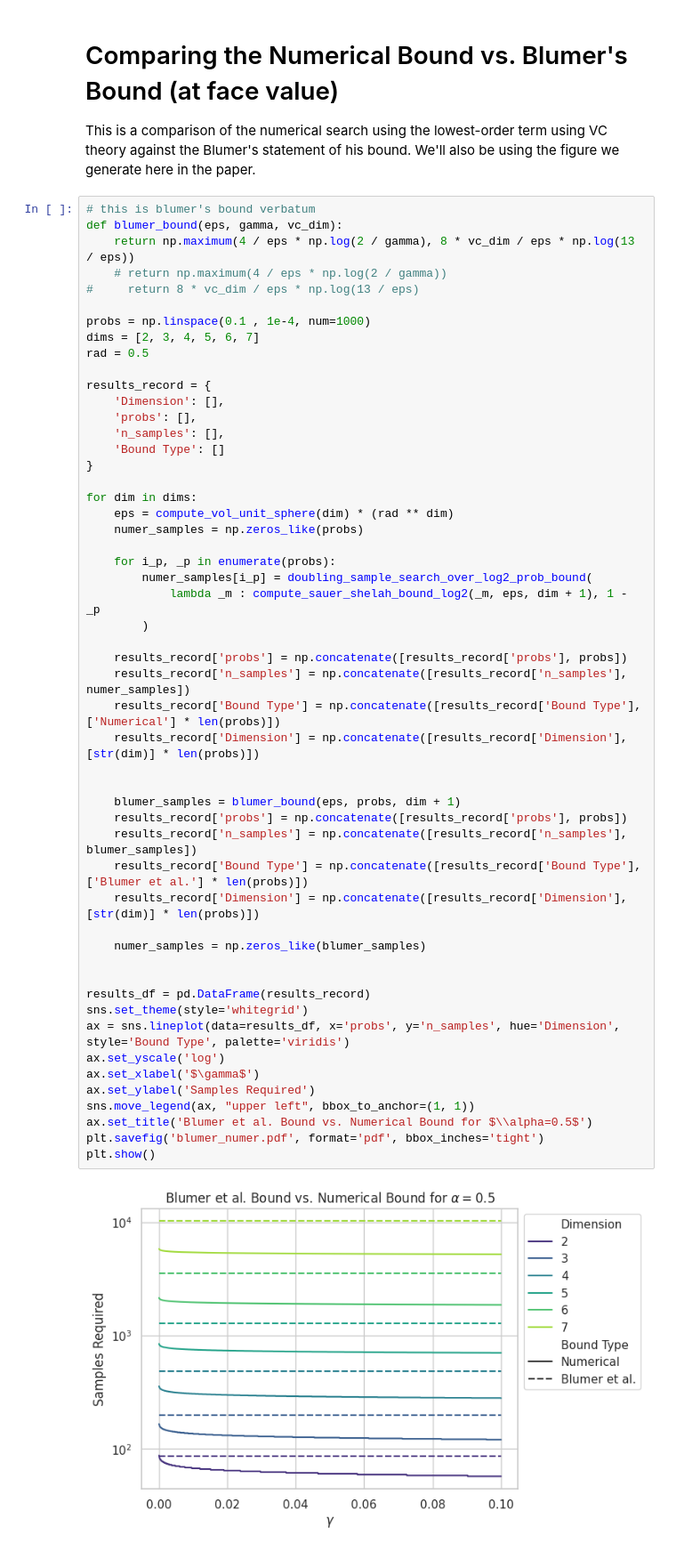
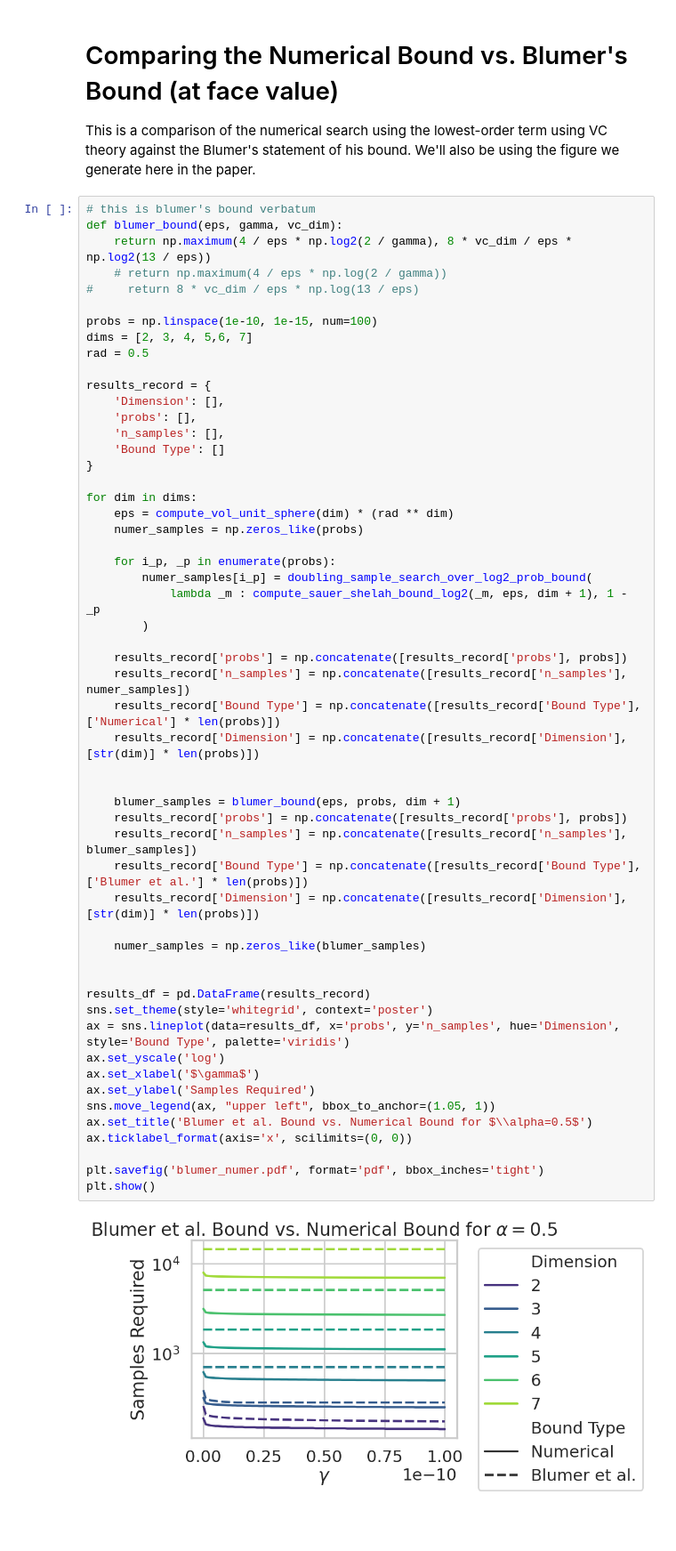
Before and after one commit to robustrobotics/nonasymptotic-mp, a Jupyter notebook: notebooks/numerical_bound_comparisons.ipynb, the cells around one changed output. Shown at 89% size. Drawn from its saved outputs; the diff is of its cells as text; blank space fills up the shorter version.

Commit message:
check if curve-cross plot is due to numerical issues. turned out it was due to logarithms of incorrect base.

```diff
--- a/notebooks/numerical_bound_comparisons.ipynb
+++ b/notebooks/numerical_bound_comparisons.ipynb
@@ -67,12 +70,12 @@ This is a comparison of the numerical search using the lowest-order term using V
 # %%
 # this is blumer's bound verbatum
 def blumer_bound(eps, gamma, vc_dim):
-    return np.maximum(4 / eps * np.log(2 / gamma), 8 * vc_dim / eps * np.log(13 / eps))
+    return np.maximum(4 / eps * np.log2(2 / gamma), 8 * vc_dim / eps * np.log2(13 / eps))
     # return np.maximum(4 / eps * np.log(2 / gamma))
 #     return 8 * vc_dim / eps * np.log(13 / eps)
 
-probs = np.linspace(0.1 , 1e-4, num=1000)
-dims = [2, 3, 4, 5, 6, 7]
+probs = np.linspace(1e-10, 1e-15, num=100)
+dims = [2, 3, 4, 5,6, 7]
 rad = 0.5
 
 results_record = {
@@ -88,33 +91,35 @@ for dim in dims:
 
     for i_p, _p in enumerate(probs):
         numer_samples[i_p] = doubling_sample_search_over_log2_prob_bound(
             lambda _m : compute_sauer_shelah_bound_log2(_m, eps, dim + 1), 1 - _p
         )
 
     results_record['probs'] = np.concatenate([results_record['probs'], probs])
     results_record['n_samples'] = np.concatenate([results_record['n_samples'], numer_samples])
     results_record['Bound Type'] = np.concatenate([results_record['Bound Type'], ['Numerical'] * len(probs)])
     results_record['Dimension'] = np.concatenate([results_record['Dimension'], [str(dim)] * len(probs)])
 
 
     blumer_samples = blumer_bound(eps, probs, dim + 1)
     results_record['probs'] = np.concatenate([results_record['probs'], probs])
     results_record['n_samples'] = np.concatenate([results_record['n_samples'], blumer_samples])
     results_record['Bound Type'] = np.concatenate([results_record['Bound Type'], ['Blumer et al.'] * len(probs)])
     results_record['Dimension'] = np.concatenate([results_record['Dimension'], [str(dim)] * len(probs)])
 
     numer_samples = np.zeros_like(blumer_samples)
 
 
 results_df = pd.DataFrame(results_record)
-sns.set_theme(style='whitegrid')
+sns.set_theme(style='whitegrid', context='poster')
 ax = sns.lineplot(data=results_df, x='probs', y='n_samples', hue='Dimension', style='Bound Type', palette='viridis')
 ax.set_yscale('log')
 ax.set_xlabel('$\gamma$')
 ax.set_ylabel('Samples Required')
-sns.move_legend(ax, "upper left", bbox_to_anchor=(1, 1))
+sns.move_legend(ax, "upper left", bbox_to_anchor=(1.05, 1))
 ax.set_title('Blumer et al. Bound vs. Numerical Bound for $\\alpha=0.5$')
+ax.ticklabel_format(axis='x', scilimits=(0, 0))
+
 plt.savefig('blumer_numer.pdf', format='pdf', bbox_inches='tight')
 plt.show()
 # %% [output]
-[figure, old version]
+[figure, new version]
```
Also changed, not shown: parts of 5 cells of this notebook, 1 other file.
